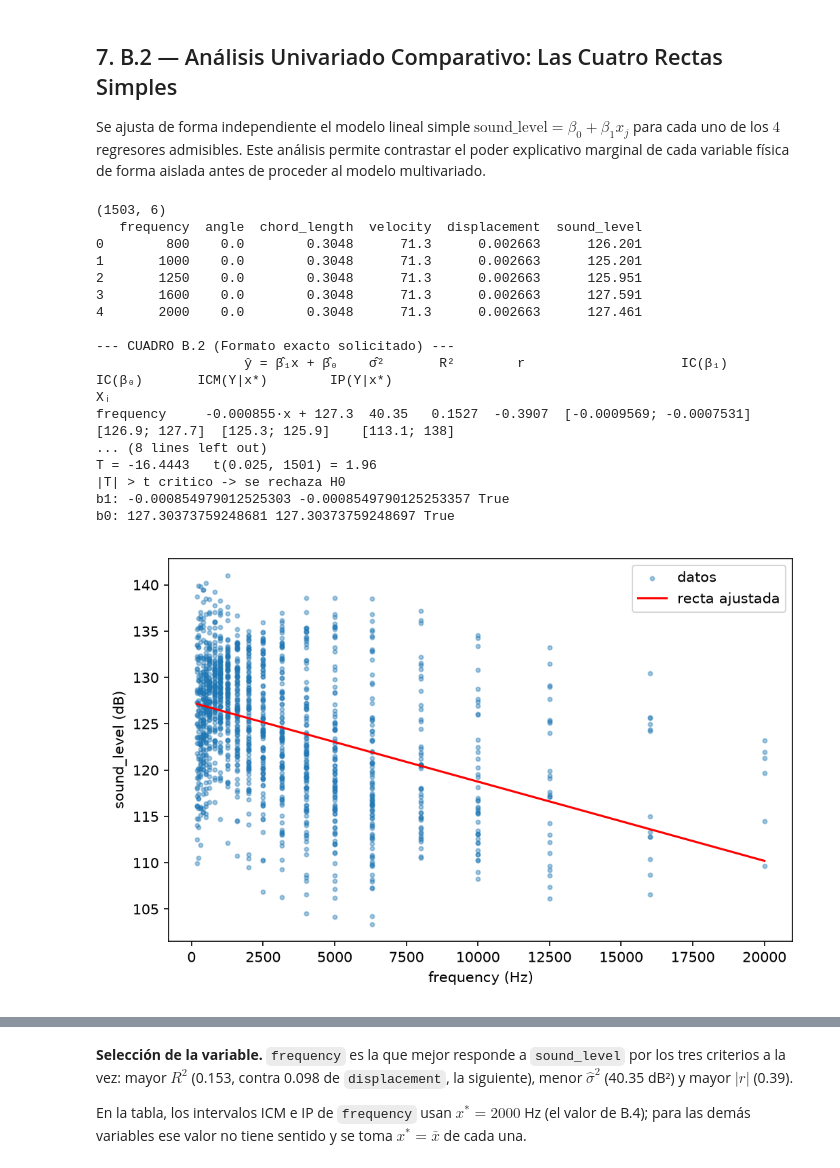
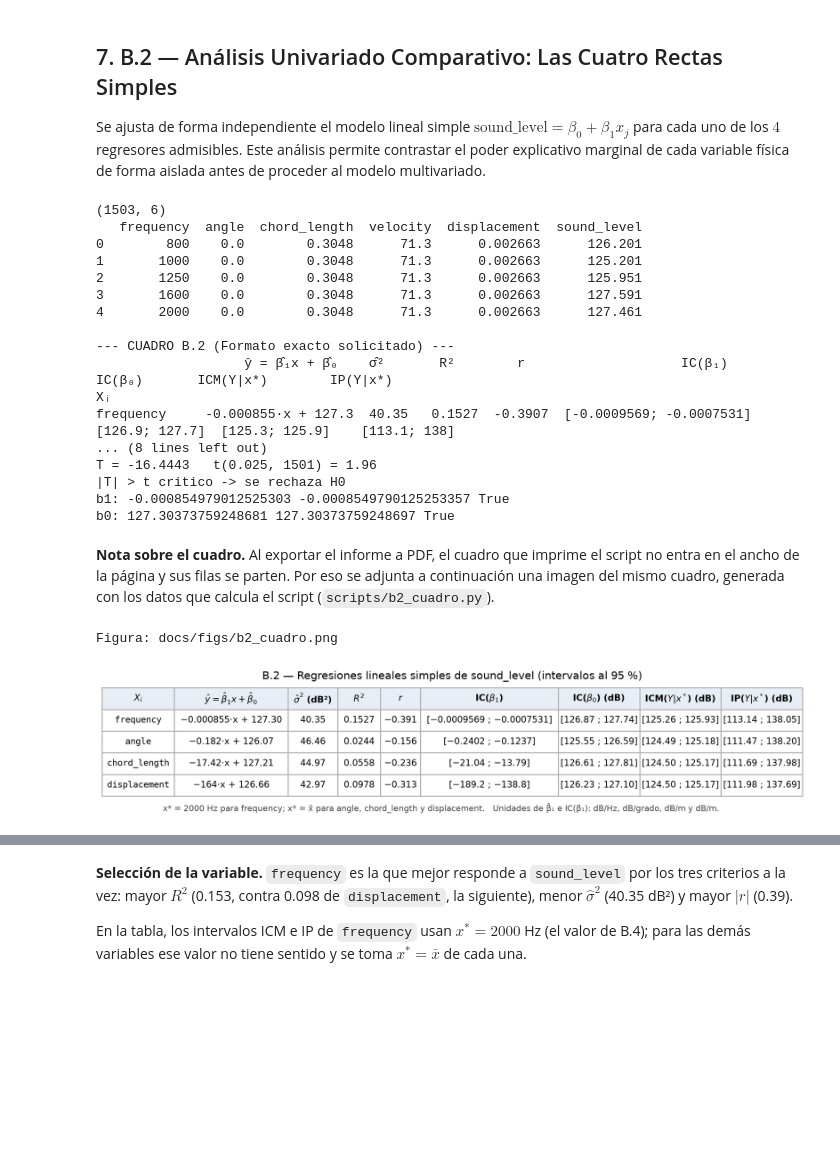
Before and after one commit to santi440/mateIV, a Jupyter notebook: notebooks/informe.ipynb, the cells around one changed output, grey strips where cells are left out. Drawn from its saved outputs; the diff is of its cells as text; code cells hidden in the pictures; blank space fills up the shorter version.

Commit message:
informe: Agregando tabla

```diff
--- a/notebooks/informe.ipynb
+++ b/notebooks/informe.ipynb
@@ -271,7 +290,6 @@ Se descompuso la variabilidad total del ruido ($STC$) en lo que el modelo logra
 Se ajusta de forma independiente el modelo lineal simple $\text{sound\_level} = \beta_0 + \beta_1 x_j$ para cada uno de los $4$ regresores admisibles. Este análisis permite contrastar el poder explicativo marginal de cada variable física de forma aislada antes de proceder al modelo multivariado.
 # %%
 correr("scripts.b2_regresionLineal")
-mostrar_figura("docs/figs/b2_dispersion_frequency.png")
 # %% [output]
 (1503, 6)
    frequency  angle  chord_length  velocity  displacement  sound_level
@@ -290,4 +308,11 @@ T = -16.4443   t(0.025, 1501) = 1.96
 |T| > t critico -> se rechaza H0
 b1: -0.000854979012525303 -0.0008549790125253357 True
 b0: 127.30373759248681 127.30373759248697 True
-[figure, removed]
+# %% [markdown]
+**Nota sobre el cuadro.** Al exportar el informe a PDF, el cuadro que imprime el script no entra en el ancho de la página y sus filas se parten. Por eso se adjunta a continuación una imagen del mismo cuadro, generada con los datos que calcula el script (`scripts/b2_cuadro.py`).
+# %%
+correr("scripts.b2_cuadro")
+mostrar_figura("docs/figs/b2_cuadro.png")
+# %% [output]
+Figura: docs/figs/b2_cuadro.png
+[figure, added]
```
Also changed, not shown: parts of 2 cells of this notebook, 3 other files.
